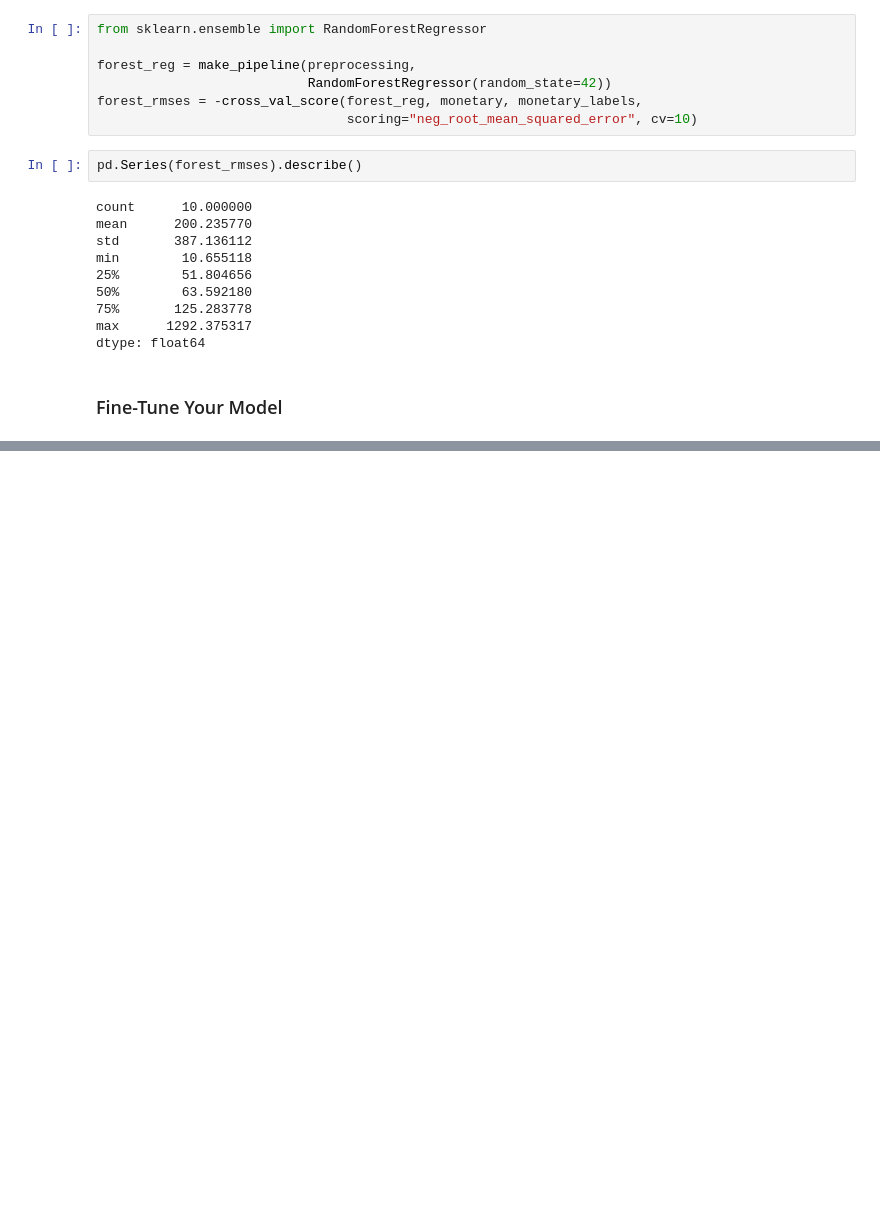
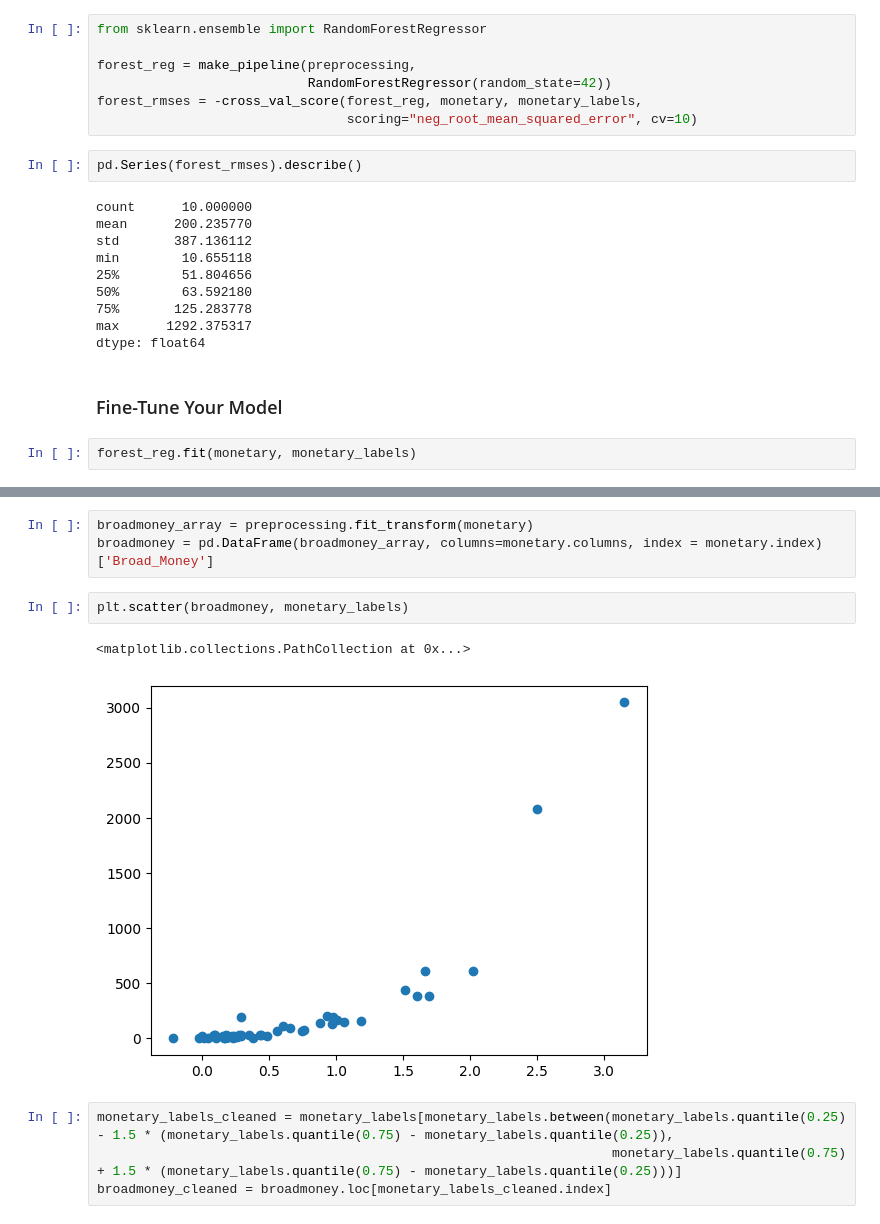
Before and after one commit to Gonzalo-Caro/Practicas-ML-NN, a Jupyter notebook: Additional Exercises/1. Data_Cleaning_ and_ML_Models.ipynb, the cells around one changed output, grey strips where cells are left out. Drawn from its saved outputs; the diff is of its cells as text; blank space fills up the shorter version.

```diff
--- a/Additional Exercises/1. Data_Cleaning_ and_ML_Models.ipynb
+++ b/Additional Exercises/1. Data_Cleaning_ and_ML_Models.ipynb
@@ -332,3 +332,5 @@ max      1292.375317
 dtype: float64
 # %% [markdown]
 ### Fine-Tune Your Model
+# %%
+forest_reg.fit(monetary, monetary_labels)
@@ -334,0 +483,12 @@ dtype: float64
+# %%
+broadmoney_array = preprocessing.fit_transform(monetary)
+broadmoney = pd.DataFrame(broadmoney_array, columns=monetary.columns, index = monetary.index)['Broad_Money']
+# %%
+plt.scatter(broadmoney, monetary_labels)
+# %% [output]
+<matplotlib.collections.PathCollection at 0x...>
+[figure, added]
+# %%
+monetary_labels_cleaned = monetary_labels[monetary_labels.between(monetary_labels.quantile(0.25) - 1.5 * (monetary_labels.quantile(0.75) - monetary_labels.quantile(0.25)),
+                                                                  monetary_labels.quantile(0.75) + 1.5 * (monetary_labels.quantile(0.75) - monetary_labels.quantile(0.25)))]
+broadmoney_cleaned = broadmoney.loc[monetary_labels_cleaned.index]
```
Also changed, not shown: parts of 22 cells of this notebook, 2 other files.
